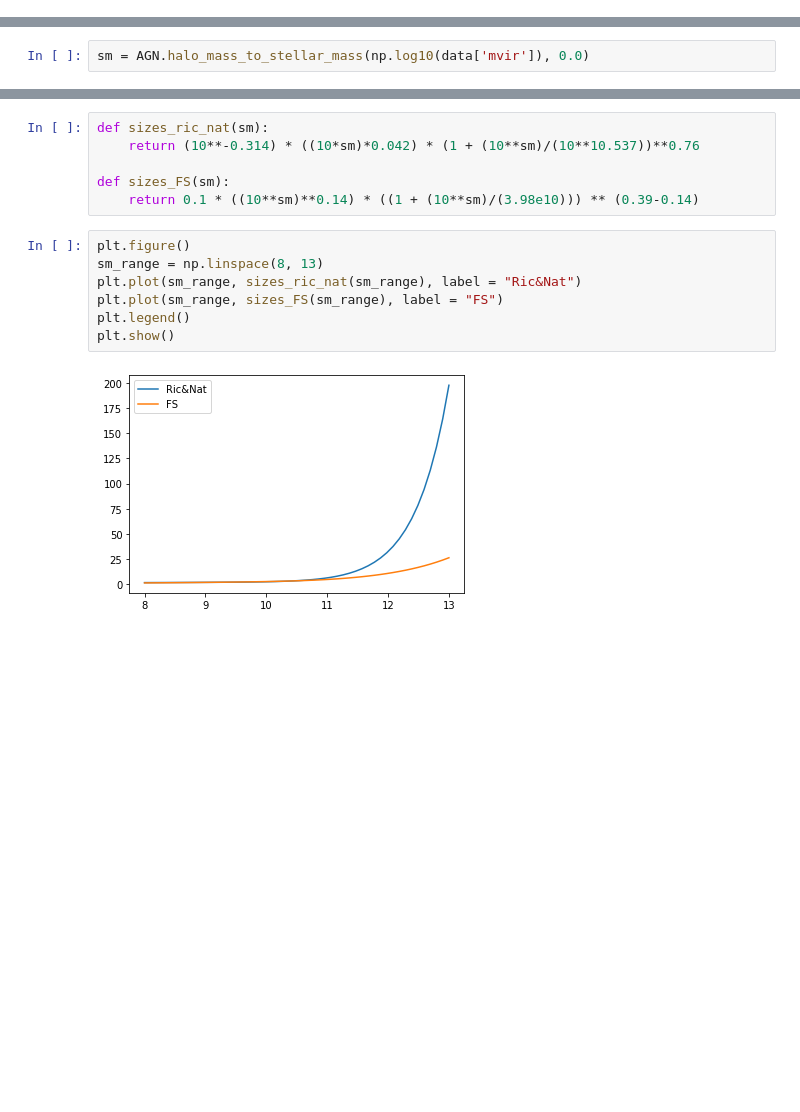
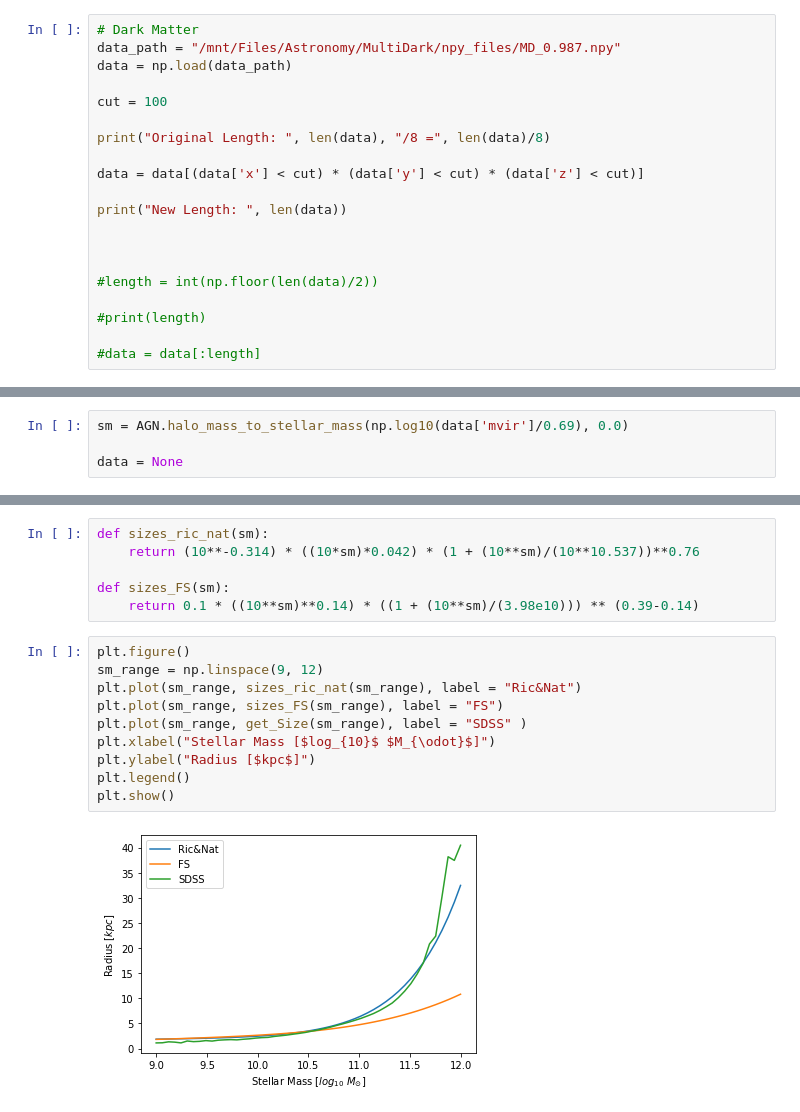
Before and after one commit to ChrisMarsden833/VelocityDispersion, a Jupyter notebook: modelling/DraftModel.ipynb, the cells around one changed output, grey strips where cells are left out. Cells and saved outputs as stored; diff of their text form; blank space fills up the shorter version.

```diff
--- a/modelling/DraftModel.ipynb
+++ b/modelling/DraftModel.ipynb
@@ -14,0 +13,20 @@ data = np.load(data_path)
+# %%
+# Dark Matter
+data_path = "/mnt/Files/Astronomy/MultiDark/npy_files/MD_0.987.npy"
+data = np.load(data_path)
+
+cut = 100
+
+print("Original Length: ", len(data), "/8 =", len(data)/8)
+
+data = data[(data['x'] < cut) * (data['y'] < cut) * (data['z'] < cut)]
+
+print("New Length: ", len(data))
+
+
+
+#length = int(np.floor(len(data)/2))
+
+#print(length)
+
+#data = data[:length]
@@ -15,5 +90,7 @@ data = np.load(data_path)
 # %%
-sm = AGN.halo_mass_to_stellar_mass(np.log10(data['mvir']), 0.0)
+sm = AGN.halo_mass_to_stellar_mass(np.log10(data['mvir']/0.69), 0.0)
+
+data = None
 # %% [output]
 Scatter is a thing, valued at 0.11
 # %%
@@ -24,10 +101,13 @@ def sizes_FS(sm):
     return 0.1 * ((10**sm)**0.14) * ((1 + (10**sm)/(3.98e10))) ** (0.39-0.14)
 # %%
 plt.figure()
-sm_range = np.linspace(8, 13)
+sm_range = np.linspace(9, 12)
 plt.plot(sm_range, sizes_ric_nat(sm_range), label = "Ric&Nat")
 plt.plot(sm_range, sizes_FS(sm_range), label = "FS")
+plt.plot(sm_range, get_Size(sm_range), label = "SDSS" )
+plt.xlabel("Stellar Mass [$log_{10}$ $M_{\odot}$]")
+plt.ylabel("Radius [$kpc$]")
 plt.legend()
 plt.show()
 # %% [output]
-[figure, old version]
+[figure, new version]
```
Also changed, not shown: parts of 9 cells of this notebook, 8 other files.
